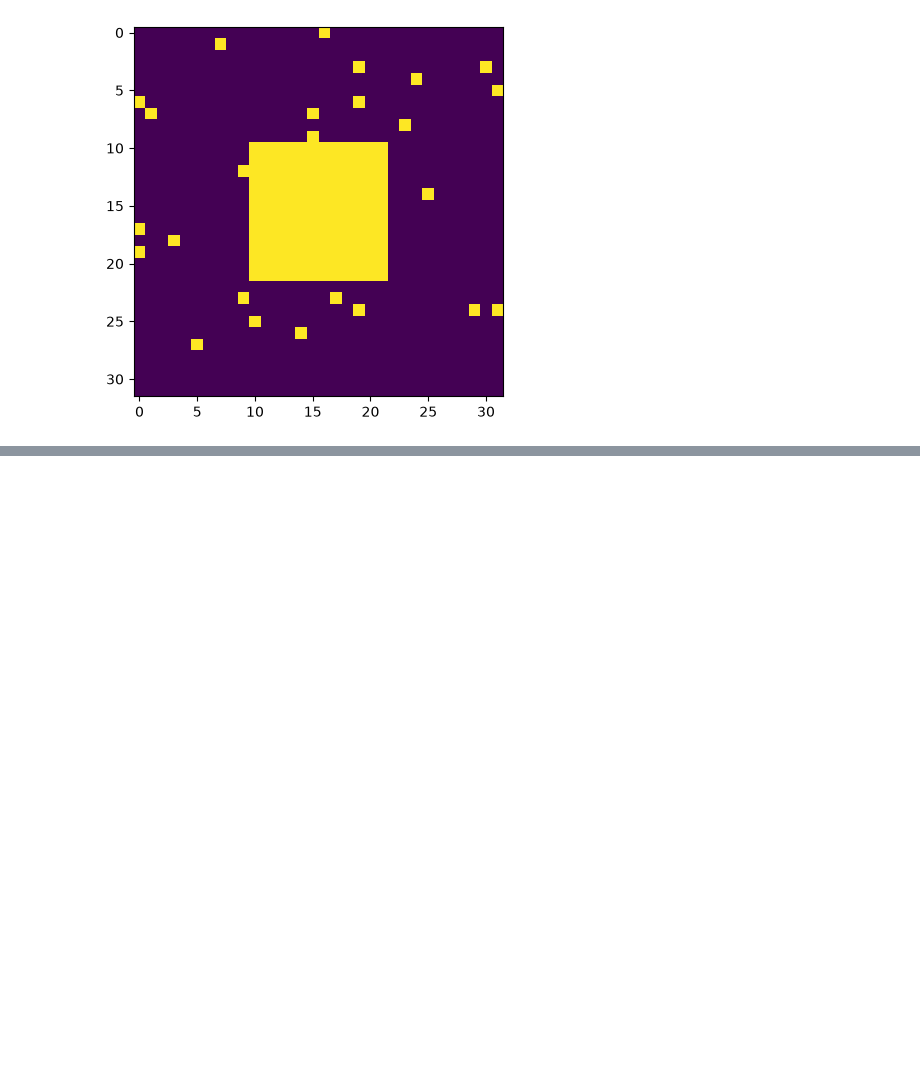
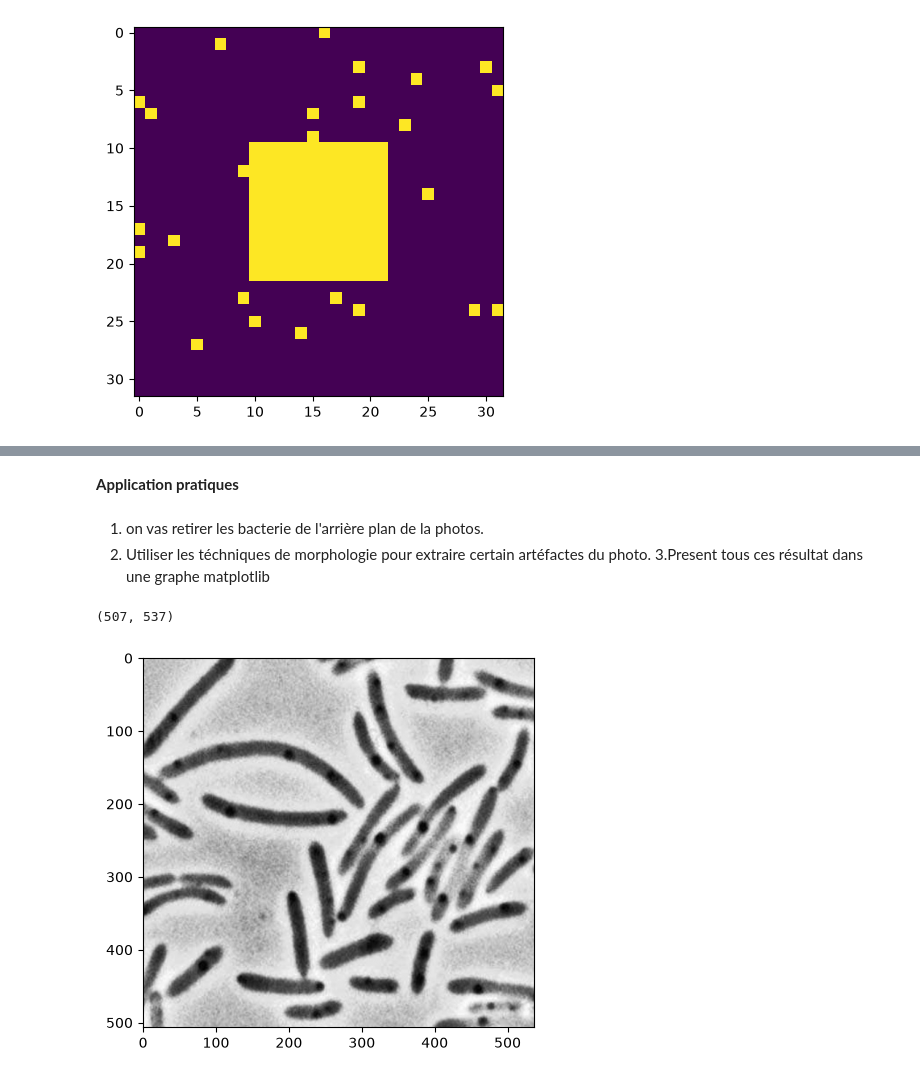
Before and after one commit to Balde44-art/Intro2Python, a Jupyter notebook: lesson_4.ipynb, the cells around one changed output, grey strips where cells are left out. Drawn from its saved outputs; the diff is of its cells as text; code cells hidden in the pictures; blank space fills up the shorter version.

```diff
--- a/lesson_4.ipynb
+++ b/lesson_4.ipynb
@@ -356,0 +362,20 @@ plt.imshow(X)
+# %% [markdown]
+**Application pratiques**
+# %% [markdown]
+1. on vas retirer les bacterie de l'arrière plan de la photos.
+2. Utiliser les téchniques de morphologie pour extraire
+certain artéfactes du photo.
+3.Present tous ces résultat dans une graphe matplotlib
+# %%
+# importation de l'image dans le dossier pictures
+
+image = plt.imread('pictures/bacteria.png')
+
+#pour mettre la matrice de l'image en 2D
+image = image[:,:,0]
+
+plt.imshow(image, cmap = 'gray')
+image.shape
+# %% [output]
+(507, 537)
+[figure, added]
```
Also changed, not shown: parts of 13 cells of this notebook, 5 other files.
